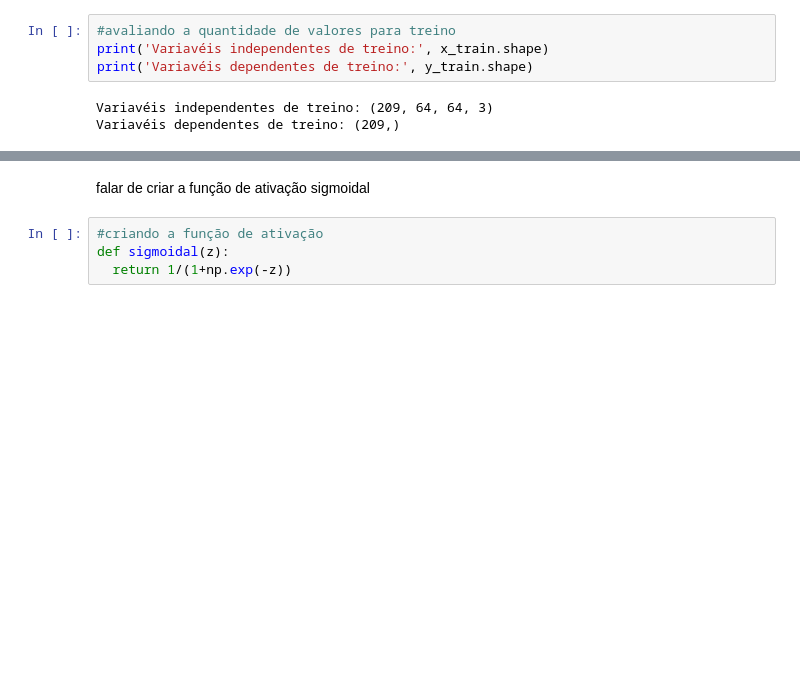
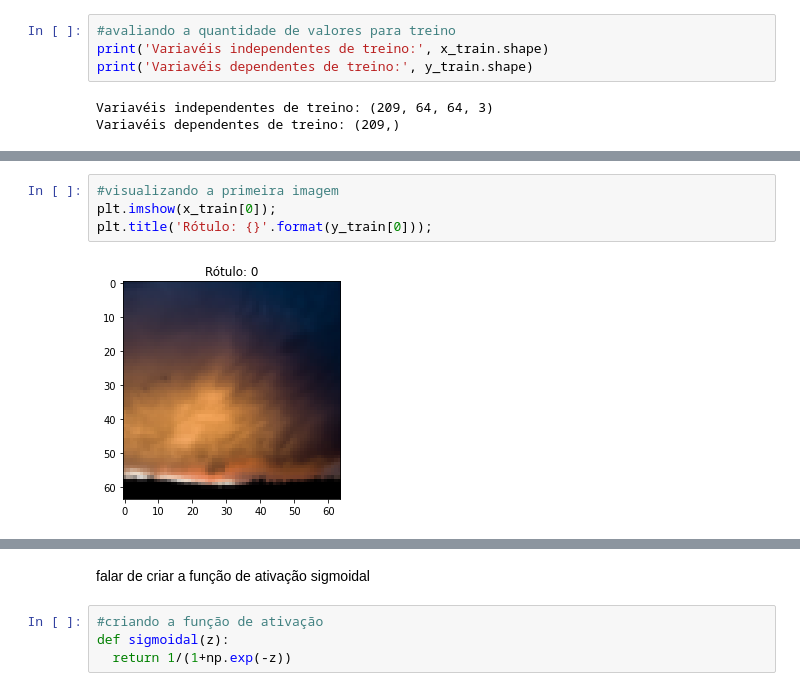
Before and after one commit to FerrazThales/Redes-Neurais, a Jupyter notebook: Cat_and_NonCat_with_Logistics_Regression.ipynb, the cells around one changed output, grey strips where cells are left out. Cells and saved outputs as stored; diff of their text form; blank space fills up the shorter version.

```diff
--- a/Cat_and_NonCat_with_Logistics_Regression.ipynb
+++ b/Cat_and_NonCat_with_Logistics_Regression.ipynb
@@ -53,0 +120,6 @@ Variavéis dependentes de treino: (50,)
+# %%
+#visualizando a primeira imagem
+plt.imshow(x_train[0]);
+plt.title('Rótulo: {}'.format(y_train[0]));
+# %% [output]
+[figure, added]
```
Also changed, not shown: parts of 16 cells of this notebook.
